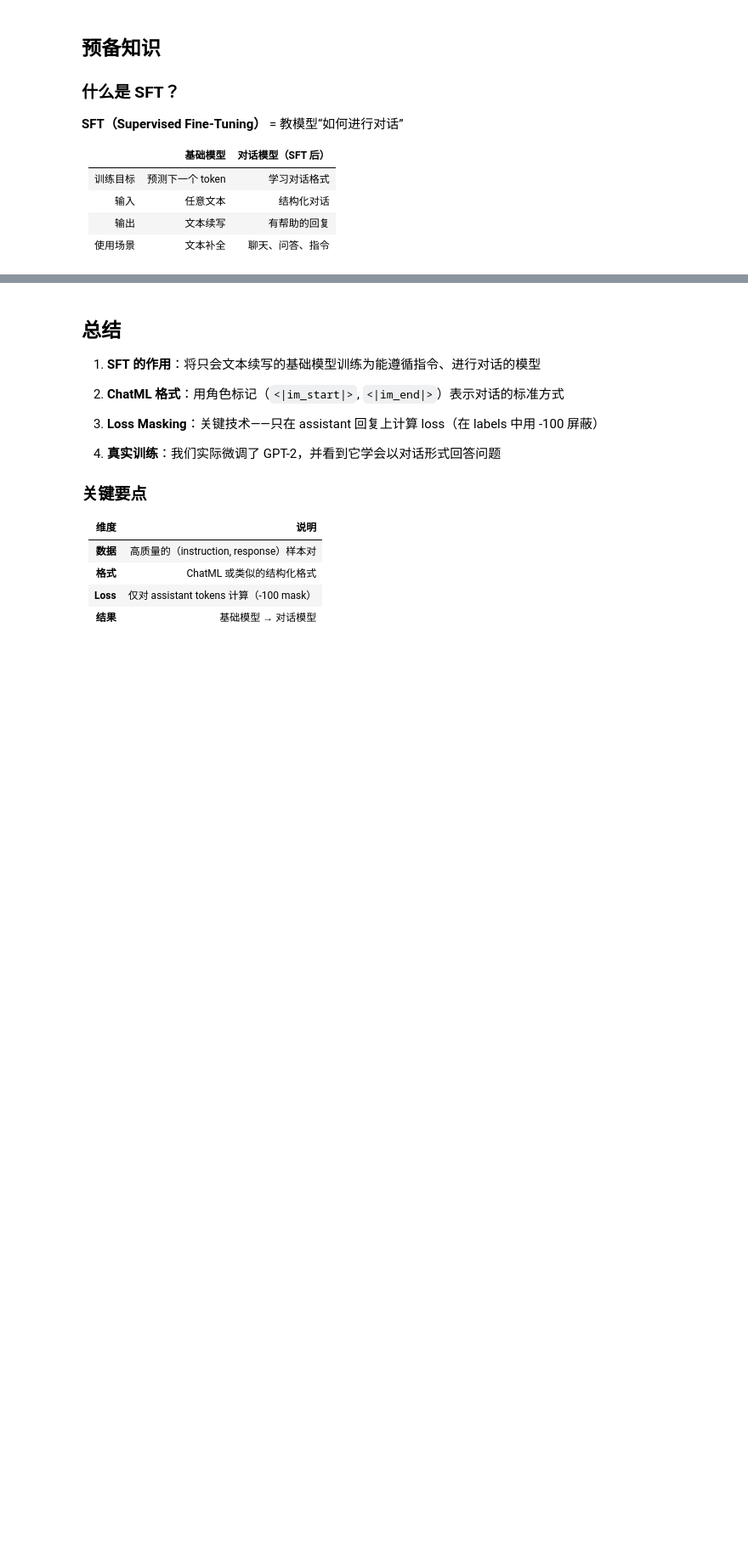
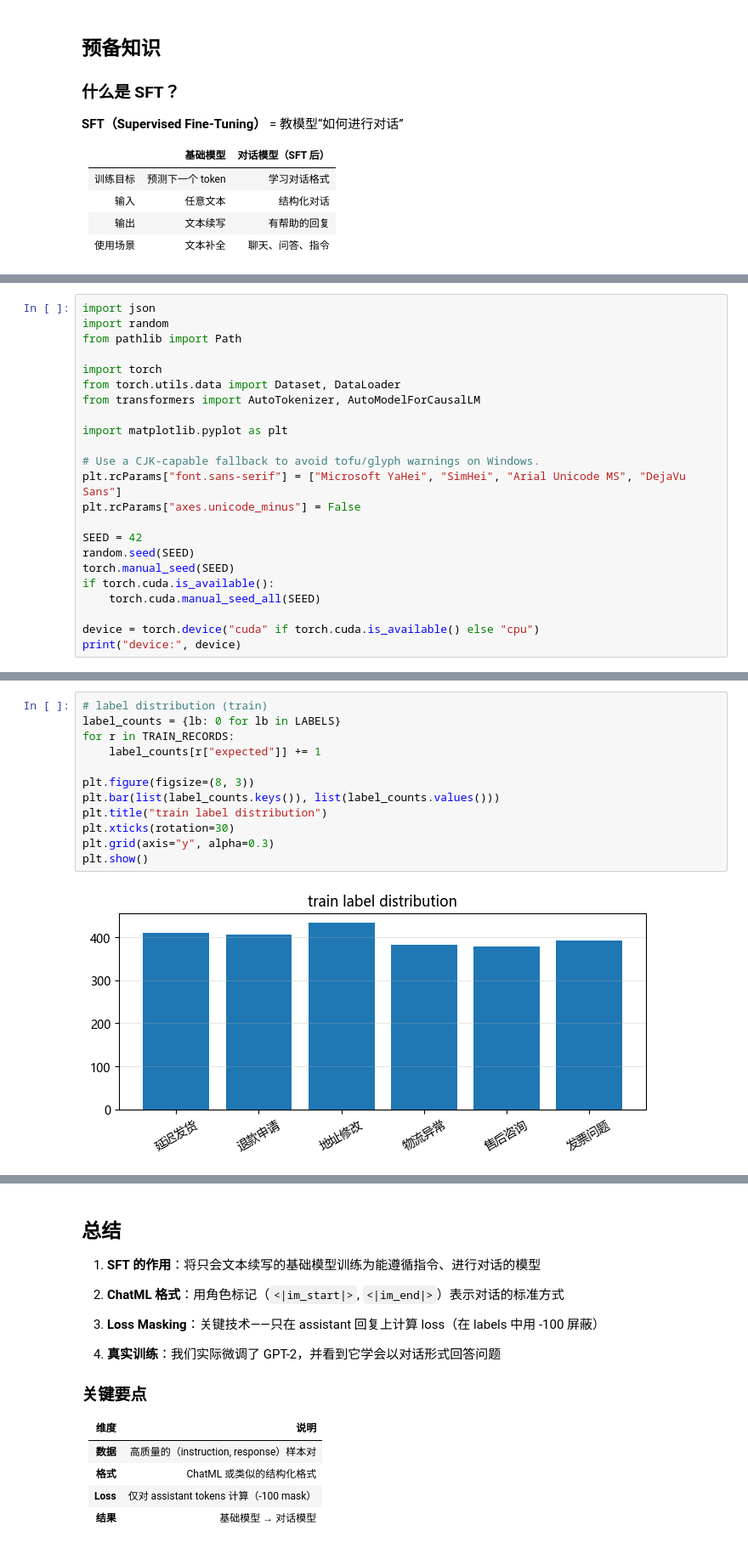
Before and after one commit to Greebbie/LLM-Agent-Core_Concept_Code, a Jupyter notebook: Ch8_SFT/Ch8_SFT.ipynb, the cells around one changed output, grey strips where cells are left out. Shown at 85% size. Cells and saved outputs as stored; diff of their text form; blank space fills up the shorter version.

Commit message:
rebuild with cn dataset

```diff
--- a/Ch8_SFT/Ch8_SFT.ipynb
+++ b/Ch8_SFT/Ch8_SFT.ipynb
@@ -1047,0 +75,23 @@ for record in TEST_RECORDS[:5]:
+# %%
+import json
+import random
+from pathlib import Path
+
+import torch
+from torch.utils.data import Dataset, DataLoader
+from transformers import AutoTokenizer, AutoModelForCausalLM
+
+import matplotlib.pyplot as plt
+
+# Use a CJK-capable fallback to avoid tofu/glyph warnings on Windows.
+plt.rcParams["font.sans-serif"] = ["Microsoft YaHei", "SimHei", "Arial Unicode MS", "DejaVu Sans"]
+plt.rcParams["axes.unicode_minus"] = False
+
+SEED = 42
+random.seed(SEED)
+torch.manual_seed(SEED)
+if torch.cuda.is_available():
+    torch.cuda.manual_seed_all(SEED)
+
+device = torch.device("cuda" if torch.cuda.is_available() else "cpu")
+print("device:", device)
@@ -1047,0 +374,14 @@ for record in TEST_RECORDS[:5]:
+# %%
+# label distribution (train)
+label_counts = {lb: 0 for lb in LABELS}
+for r in TRAIN_RECORDS:
+    label_counts[r["expected"]] += 1
+
+plt.figure(figsize=(8, 3))
+plt.bar(list(label_counts.keys()), list(label_counts.values()))
+plt.title("train label distribution")
+plt.xticks(rotation=30)
+plt.grid(axis="y", alpha=0.3)
+plt.show()
+# %% [output]
+[figure, added]
```
Also changed, not shown: parts of 49 cells of this notebook, 3 other files.
